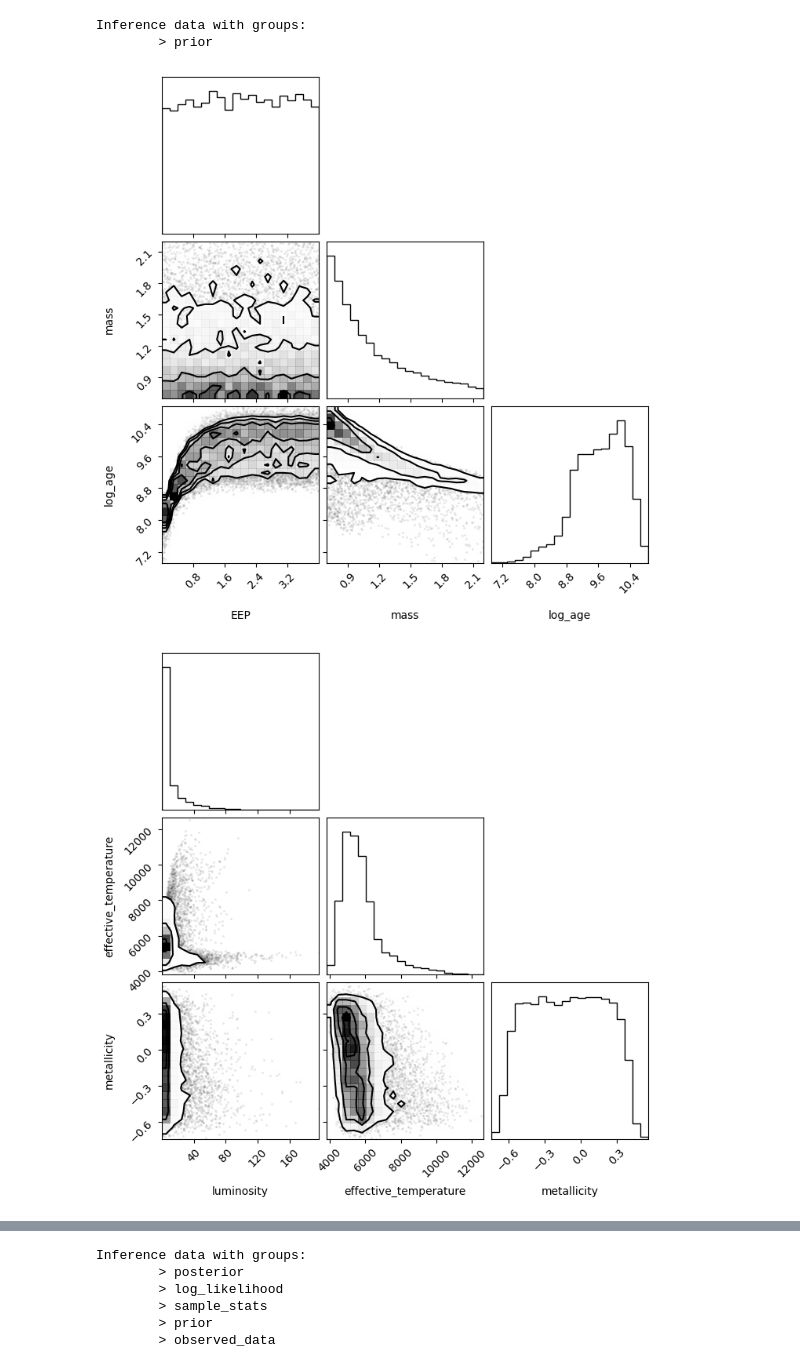
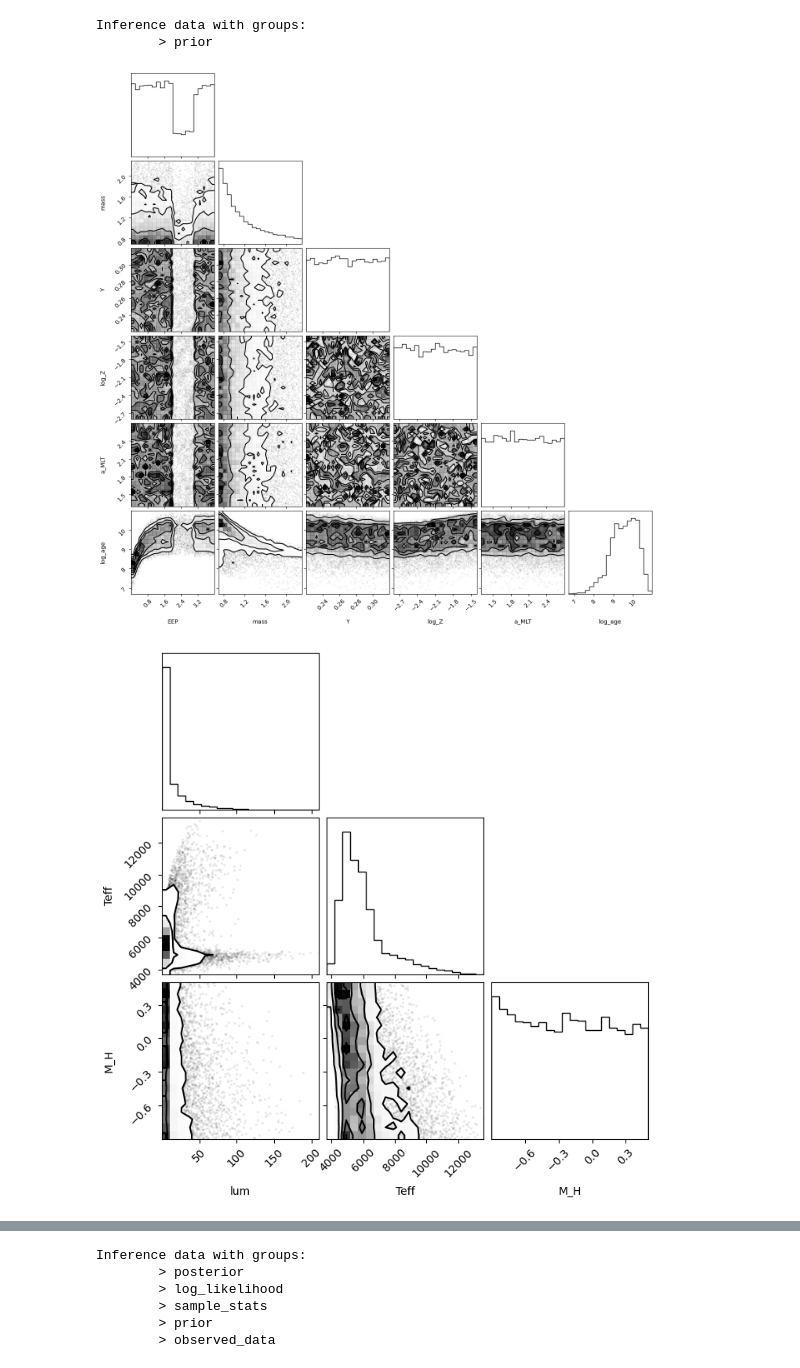
Before and after one commit to alexlyttle/stellar-emulator, a Jupyter notebook: notebook/inference-test.ipynb, the cells around one changed output, grey strips where cells are left out. Cells and saved outputs as stored; diff of their text form; code cells hidden in the pictures.

```diff
--- a/notebook/inference-test.ipynb
+++ b/notebook/inference-test.ipynb
@@ -39,3 +24,5 @@ def emulator(x):
+# %%
+emulator = Emulator()
 # %%
 log_zx_sun = np.log10(0.0181)
 log_teff_sun = np.log10(5772)
@@ -88,0 +29,29 @@ class Salpeter(Distribution):
+# %%
+bounds = jnp.arange(0.0, 5.0)
+widths = jnp.diff(bounds)
+new_bounds = jnp.array([0.0, 0.3, 0.6, 0.7, 1.0])
+new_widths = jnp.diff(new_bounds)
+
+def generator(a, b, c):
+    return lambda x: a + b * (x - c)
+
+funclist = [generator(l, w/nw, nl) for w, nw, l, nl in zip(widths, new_widths, bounds[:-1], new_bounds[:-1])]
+
+def evol_phase(x):
+    return jnp.piecewise(
+        x,
+        [(lower <= x) & (x < upper) for lower, upper in zip(new_bounds[:-1], new_bounds[1:])],
+        funclist,
+    )
+# %%
+x = np.arange(0, 1, 0.01)
+
+for ls, f in zip(['solid', 'dashed', 'dashdot', 'dotted'], funclist):
+    plt.plot(x, f(x), ls=ls)
+y = evol_phase(x)
+
+plt.plot(x, y, "k")
+plt.xlabel("x")
+plt.ylabel("EEP")
+plt.xlim(0, 1)
+plt.ylim(0, 4)
@@ -154,10 +116,10 @@ data
 Inference data with groups:
         > prior
 # %%
-fig = corner(data, group="prior", var_names=["EEP", "mass", "log_age"])
+fig = corner(data, group="prior", var_names=["EEP", "mass", "Y", "log_Z", "a_MLT", "log_age"])
 # %% [output]
-[figure, old version]
+[figure, new version]
 # %%
-fig = corner(data, group="prior", var_names=["luminosity", "effective_temperature", "metallicity"])
+fig = corner(data, group="prior", var_names=["lum", "Teff", "M_H"])
 # %% [output]
-[figure, old version]
+[figure, new version]
```
Also changed, not shown: parts of 20 cells of this notebook.
